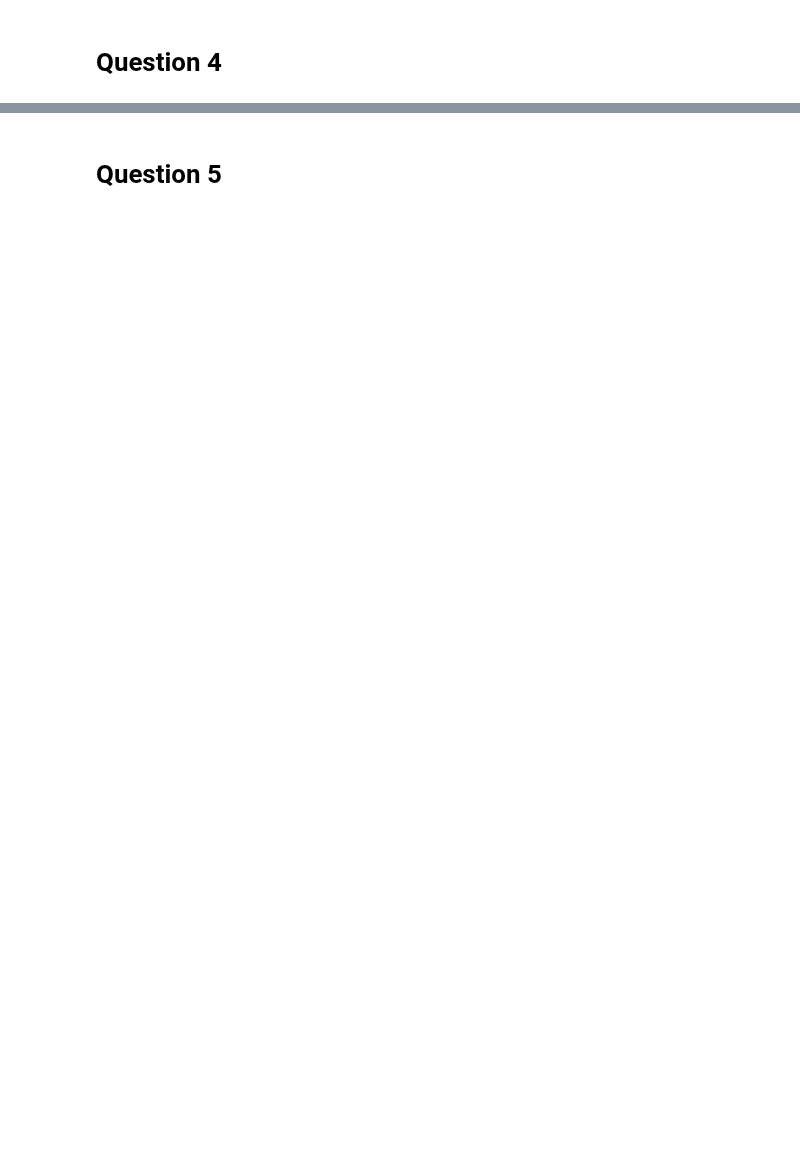
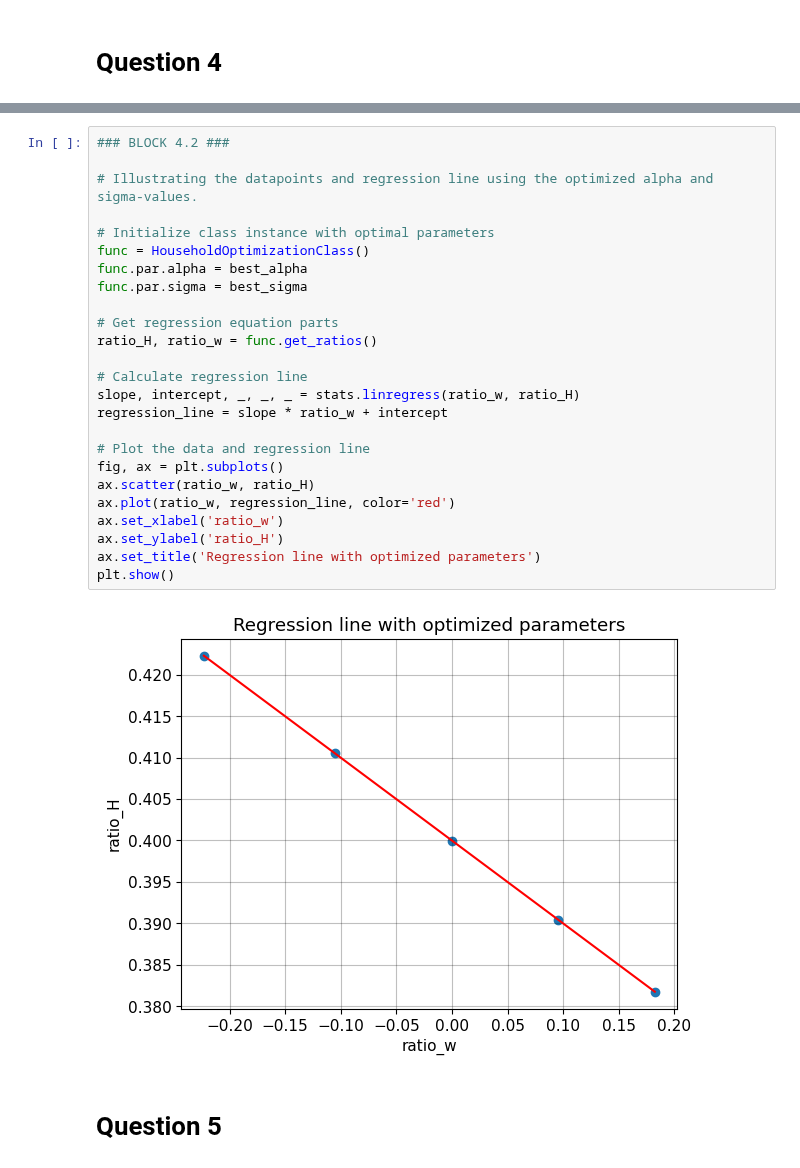
Before and after one commit to NumEconCopenhagen/projects-2023-bpr871, a Jupyter notebook: inauguralproject/inauguralproject.ipynb, the cells around one changed output, grey strips where cells are left out. Cells and saved outputs as stored; diff of their text form; blank space fills up the shorter version.

```diff
--- a/inauguralproject/inauguralproject.ipynb
+++ b/inauguralproject/inauguralproject.ipynb
@@ -253,3 +286,30 @@ ValueError: The user-provided objective function must return a scalar value.
+# %%
+### BLOCK 4.2 ###
+
+# Illustrating the datapoints and regression line using the optimized alpha and sigma-values.
+
+# Initialize class instance with optimal parameters
+func = HouseholdOptimizationClass()
+func.par.alpha = best_alpha
+func.par.sigma = best_sigma
+
+# Get regression equation parts
+ratio_H, ratio_w = func.get_ratios()
+
+# Calculate regression line
+slope, intercept, _, _, _ = stats.linregress(ratio_w, ratio_H)
+regression_line = slope * ratio_w + intercept
+
+# Plot the data and regression line
+fig, ax = plt.subplots()
+ax.scatter(ratio_w, ratio_H)
+ax.plot(ratio_w, regression_line, color='red')
+ax.set_xlabel('ratio_w')
+ax.set_ylabel('ratio_H')
+ax.set_title('Regression line with optimized parameters')
+plt.show()
+# %% [output]
+[figure, added]
 # %% [markdown]
 # Question 5
 # %% [markdown]
```
Also changed, not shown: parts of 12 cells of this notebook, 3 other files.
